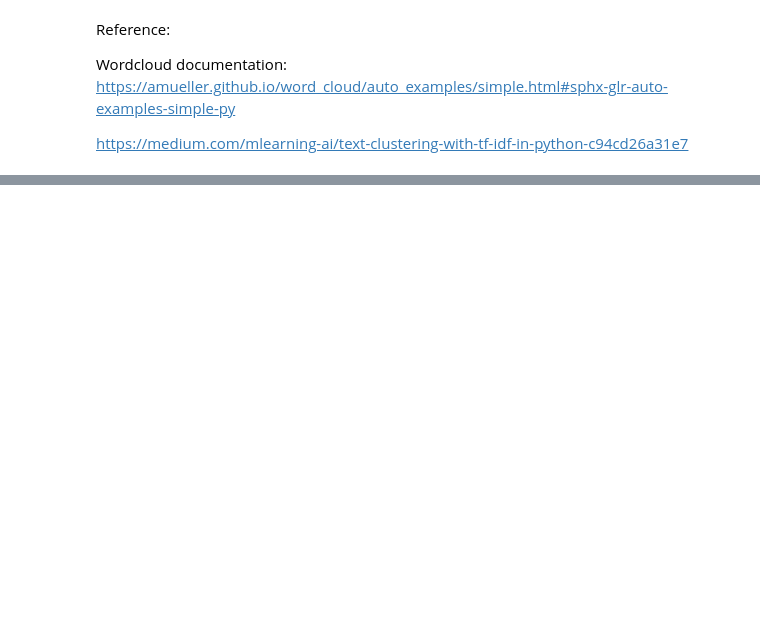
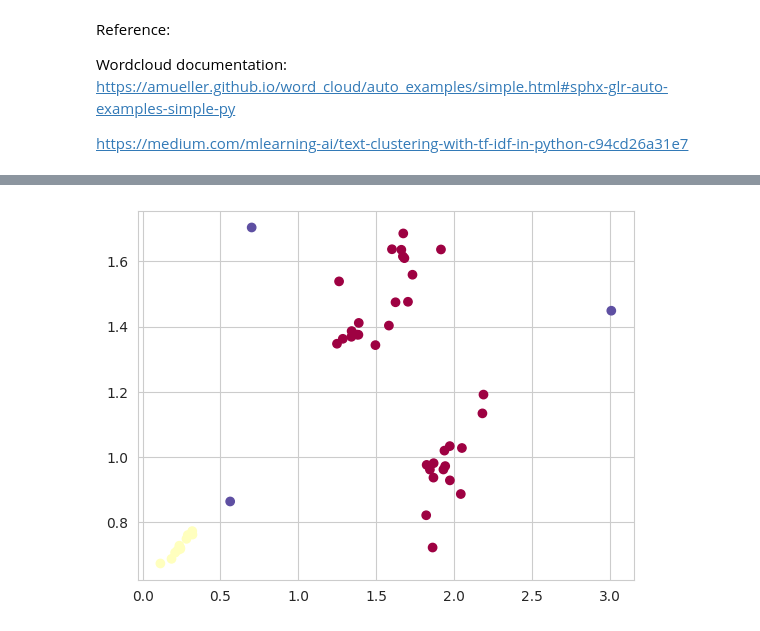
Before and after one commit to anniechiennn/nlp-news-recommendation, a Jupyter notebook: Group5_NLP_News_Recommendation.ipynb, the cells around one changed output, grey strips where cells are left out. Drawn from its saved outputs; the diff is of its cells as text; code cells hidden in the pictures; blank space fills up the shorter version.

```diff
--- a/Group5_NLP_News_Recommendation.ipynb
+++ b/Group5_NLP_News_Recommendation.ipynb
@@ -787,0 +974,14 @@ https://medium.com/mlearning-ai/text-clustering-with-tf-idf-in-python-c94cd26a31
+# %%
+unique_labels = set(cluster_labels)
+
+colors = [plt.cm.Spectral(each)
+          for each in np.linspace(0, 1, len(unique_labels))]
+
+cluster_colors = {label: color for label, color in zip(unique_labels, colors)}
+
+point_colors = [cluster_colors[label] for label in cluster_labels]
+
+plt.scatter(x, y, c=point_colors, marker='o')
+plt.show()
+# %% [output]
+[figure, added]
```
Also changed, not shown: parts of 25 cells of this notebook.
